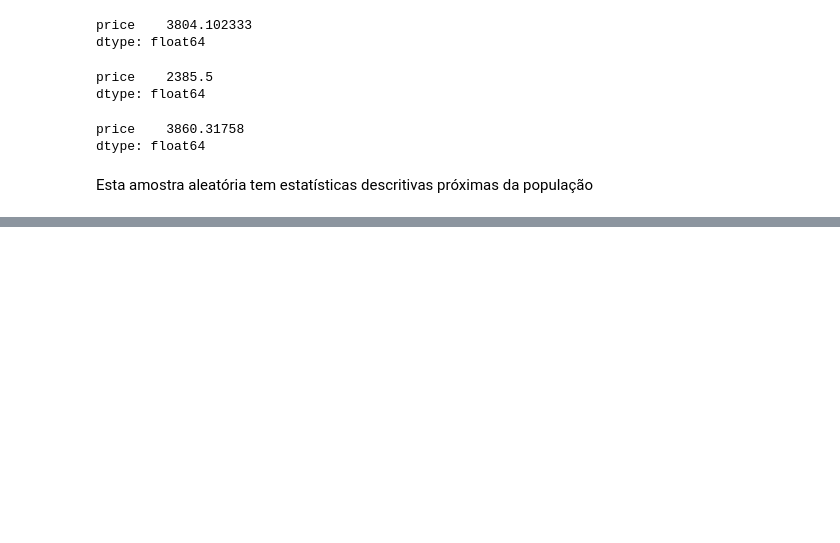
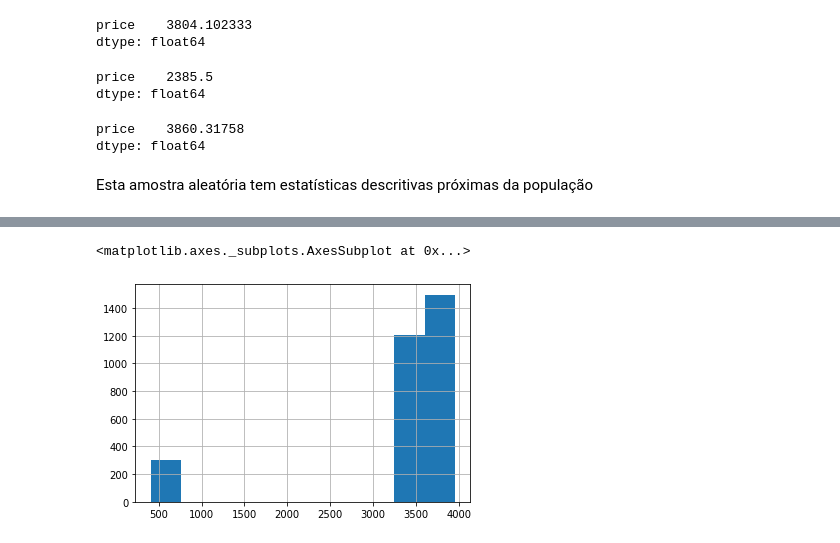
Before and after one commit to raphaelmoda/FIAP_Big_Data_Science, a Jupyter notebook: FIAP_BigData_AULA_02.ipynb, the cells around one changed output, grey strips where cells are left out. Drawn from its saved outputs; the diff is of its cells as text; code cells hidden in the pictures; blank space fills up the shorter version.

```diff
--- a/FIAP_BigData_AULA_02.ipynb
+++ b/FIAP_BigData_AULA_02.ipynb
@@ -118,0 +131,5 @@ Esta amostra aleatória tem estatísticas descritivas próximas da população
+# %%
+a2["price"].hist()
+# %% [output]
+<matplotlib.axes._subplots.AxesSubplot at 0x...>
+[figure, added]
```
Also changed, not shown: parts of 8 cells of this notebook.
